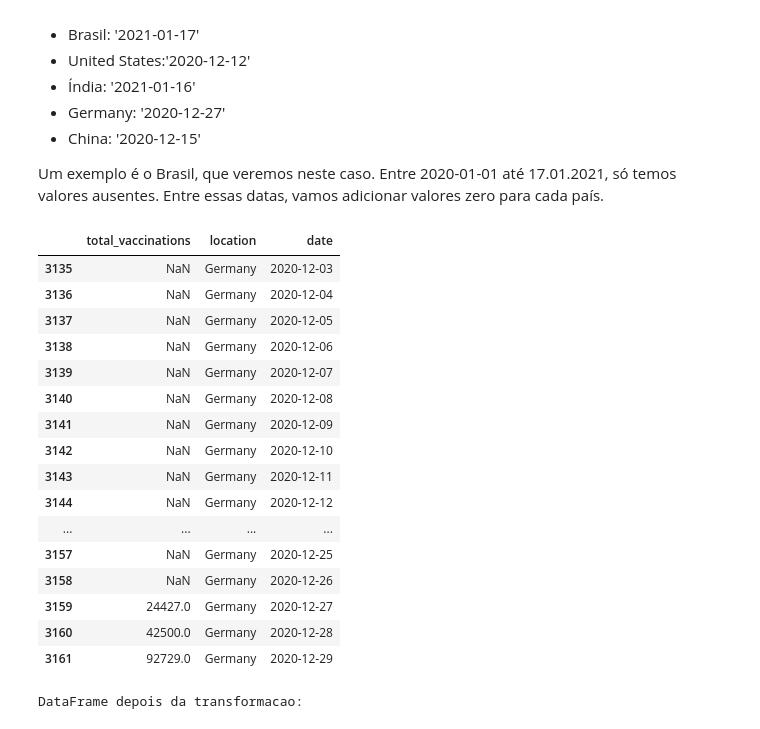
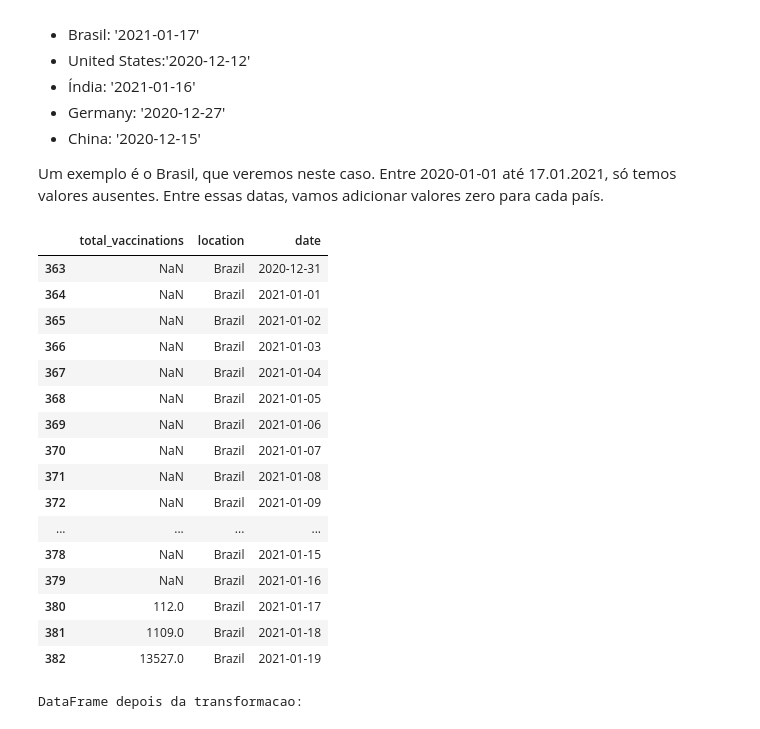
Before and after one commit to awildt01/Covid19-Datenvisualisierung, a Jupyter notebook: Analyse_und_Visualization_covid19.ipynb, the cells around one changed output. Cells and saved outputs as stored; diff of their text form; code cells hidden in the pictures.

```diff
--- a/Analyse_und_Visualization_covid19.ipynb
+++ b/Analyse_und_Visualization_covid19.ipynb
@@ -662,27 +663,27 @@ Os países começaram a vacinar em datas diferentes. Para cada país, vamos subs
 Um exemplo é o Brasil, que veremos neste caso. Entre 2020-01-01 até 17.01.2021, só temos valores ausentes. Entre essas datas, vamos adicionar valores zero para cada país.
 # %%
 # '2020-01-03' tabelle Anfang
-# primeiro gegistro china 2020-12-15
-ovid_ds_time_filter= df_clean.loc[(df_clean['date'] >= '2020-12-03') & (df_clean['date'] <= '2020-12-29') & (df_clean['location'] == 'Germany')]
-ovid_ds_time_filter[['total_vaccinations','location','date']].head(50)
+# primeiro gegistro Brazil 2021-01-17
+ovid_ds_time_filter= df_clean.loc[(df_clean['date'] >= '2020-12-31') & (df_clean['date'] <= '2021-01-29') & (df_clean['location'] == 'Brazil')]
+ovid_ds_time_filter[['total_vaccinations','location','date']].head(20)
 # %% [output]
 |  | total_vaccinations | location | date |
-| 3135 | NaN | Germany | 2020-12-03 |
-| 3136 | NaN | Germany | 2020-12-04 |
-| 3137 | NaN | Germany | 2020-12-05 |
-| 3138 | NaN | Germany | 2020-12-06 |
-| 3139 | NaN | Germany | 2020-12-07 |
-| 3140 | NaN | Germany | 2020-12-08 |
-| 3141 | NaN | Germany | 2020-12-09 |
-| 3142 | NaN | Germany | 2020-12-10 |
-| 3143 | NaN | Germany | 2020-12-11 |
-| 3144 | NaN | Germany | 2020-12-12 |
+| 363 | NaN | Brazil | 2020-12-31 |
+| 364 | NaN | Brazil | 2021-01-01 |
+| 365 | NaN | Brazil | 2021-01-02 |
+| 366 | NaN | Brazil | 2021-01-03 |
+| 367 | NaN | Brazil | 2021-01-04 |
+| 368 | NaN | Brazil | 2021-01-05 |
+| 369 | NaN | Brazil | 2021-01-06 |
+| 370 | NaN | Brazil | 2021-01-07 |
+| 371 | NaN | Brazil | 2021-01-08 |
+| 372 | NaN | Brazil | 2021-01-09 |
 | ... | ... | ... | ... |
-| 3157 | NaN | Germany | 2020-12-25 |
-| 3158 | NaN | Germany | 2020-12-26 |
-| 3159 | 24427.0 | Germany | 2020-12-27 |
-| 3160 | 42500.0 | Germany | 2020-12-28 |
-| 3161 | 92729.0 | Germany | 2020-12-29 |
+| 378 | NaN | Brazil | 2021-01-15 |
+| 379 | NaN | Brazil | 2021-01-16 |
+| 380 | 112.0 | Brazil | 2021-01-17 |
+| 381 | 1109.0 | Brazil | 2021-01-18 |
+| 382 | 13527.0 | Brazil | 2021-01-19 |
 # %%
 # condição para data Datum e país
 condition = (df_clean['date'] >= '2020-01-01') & (df_clean['date'] <= '2021-01-20') & (df_clean['location'] == 'Brazil')
```
Also changed, not shown: parts of 20 cells of this notebook.
